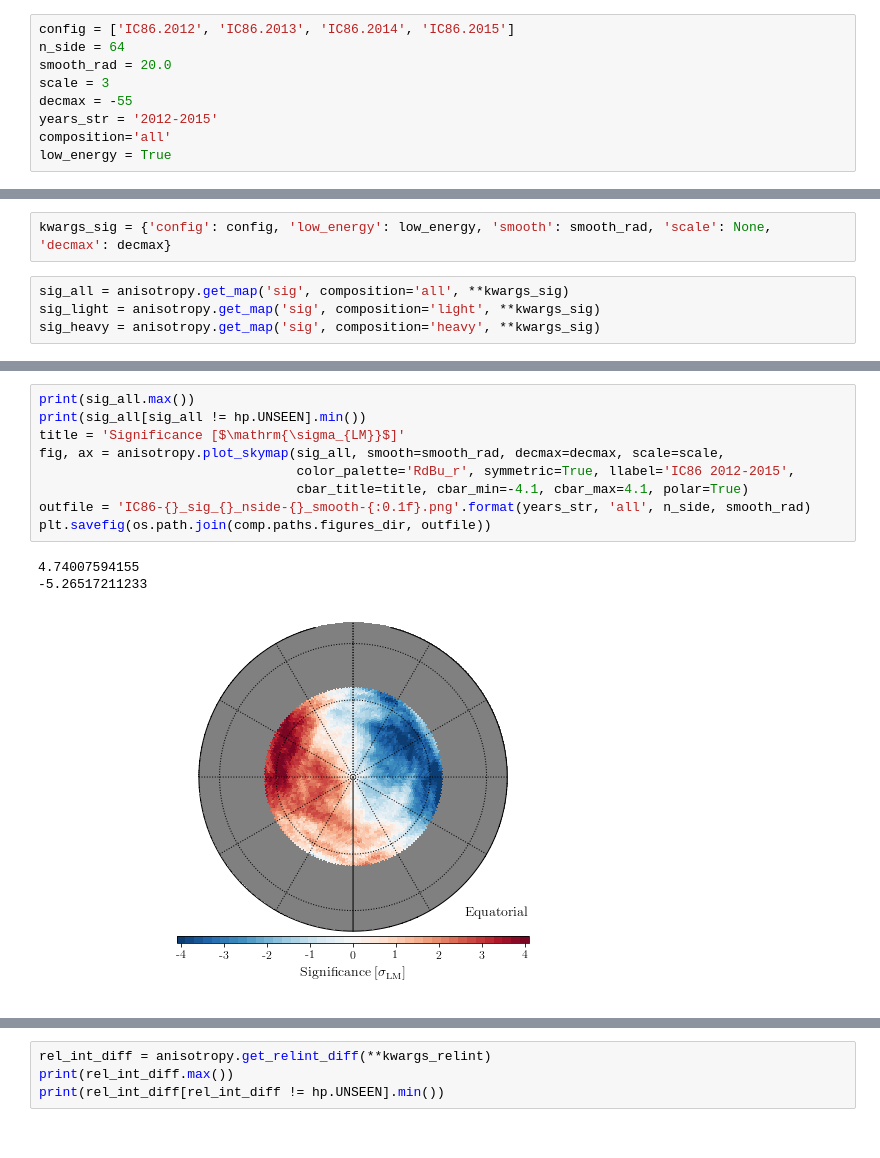
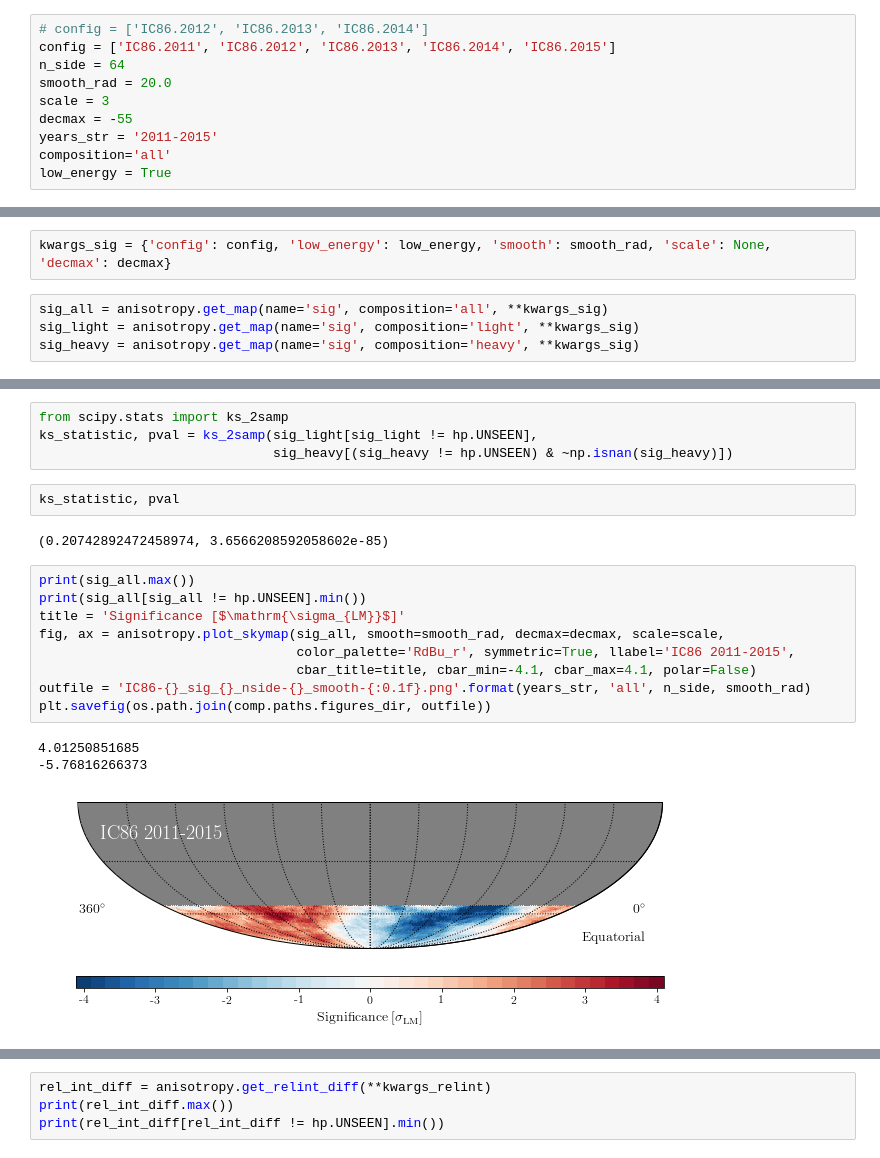
Before and after one commit to jrbourbeau/cr-composition, a Jupyter notebook: notebooks/anisotropy.ipynb, the cells around one changed output, grey strips where cells are left out. Saved outputs shown, nothing was run; the diff lists cells and outputs as text.

Commit message:
General update
- Adds models/ directory for saving scikit pipelines
- Adds standalone plotting scripts to plotting/
- Updates notebooks

```diff
--- a/notebooks/anisotropy.ipynb
+++ b/notebooks/anisotropy.ipynb
@@ -43,12 +43,13 @@ import comptools.anisotropy.anisotropy as anisotropy
 
 color_dict = comp.analysis.get_color_dict()
 # %%
-config = ['IC86.2012', 'IC86.2013', 'IC86.2014', 'IC86.2015']
+# config = ['IC86.2012', 'IC86.2013', 'IC86.2014']
+config = ['IC86.2011', 'IC86.2012', 'IC86.2013', 'IC86.2014', 'IC86.2015']
 n_side = 64
 smooth_rad = 20.0
 scale = 3
 decmax = -55
-years_str = '2012-2015'
+years_str = '2011-2015'
 composition='all'
 low_energy = True
 # %%
@@ -115,6 +114,6 @@ plt.savefig(os.path.join(comp.paths.figures_dir, outfile))
 # %%
 kwargs_sig = {'config': config, 'low_energy': low_energy, 'smooth': smooth_rad, 'scale': None, 'decmax': decmax}
 # %%
-sig_all = anisotropy.get_map('sig', composition='all', **kwargs_sig)
-sig_light = anisotropy.get_map('sig', composition='light', **kwargs_sig)
-sig_heavy = anisotropy.get_map('sig', composition='heavy', **kwargs_sig)
+sig_all = anisotropy.get_map(name='sig', composition='all', **kwargs_sig)
+sig_light = anisotropy.get_map(name='sig', composition='light', **kwargs_sig)
+sig_heavy = anisotropy.get_map(name='sig', composition='heavy', **kwargs_sig)
@@ -121,16 +179,24 @@ sig_heavy = anisotropy.get_map('sig', composition='heavy', **kwargs_sig)
+# %%
+from scipy.stats import ks_2samp
+ks_statistic, pval = ks_2samp(sig_light[sig_light != hp.UNSEEN],
+                              sig_heavy[(sig_heavy != hp.UNSEEN) & ~np.isnan(sig_heavy)])
+# %%
+ks_statistic, pval
+# %% [output]
+(0.20742892472458974, 3.6566208592058602e-85)
 # %%
 print(sig_all.max())
 print(sig_all[sig_all != hp.UNSEEN].min())
 title = 'Significance [$\mathrm{\sigma_{LM}}$]'
 fig, ax = anisotropy.plot_skymap(sig_all, smooth=smooth_rad, decmax=decmax, scale=scale,
-                                 color_palette='RdBu_r', symmetric=True, llabel='IC86 2012-2015',
-                                 cbar_title=title, cbar_min=-4.1, cbar_max=4.1, polar=True)
+                                 color_palette='RdBu_r', symmetric=True, llabel='IC86 2011-2015',
+                                 cbar_title=title, cbar_min=-4.1, cbar_max=4.1, polar=False)
 outfile = 'IC86-{}_sig_{}_nside-{}_smooth-{:0.1f}.png'.format(years_str, 'all', n_side, smooth_rad)
 plt.savefig(os.path.join(comp.paths.figures_dir, outfile))
 # %% [output]
-4.74007594155
--5.26517211233
+4.01250851685
+-5.76816266373
-[figure, old version]
+[figure, new version]
 # %%
 print(sig_light.max())
 print(sig_light[sig_light != hp.UNSEEN].min())
```
Also changed, not shown: parts of 24 cells of this notebook, 30 other files.
